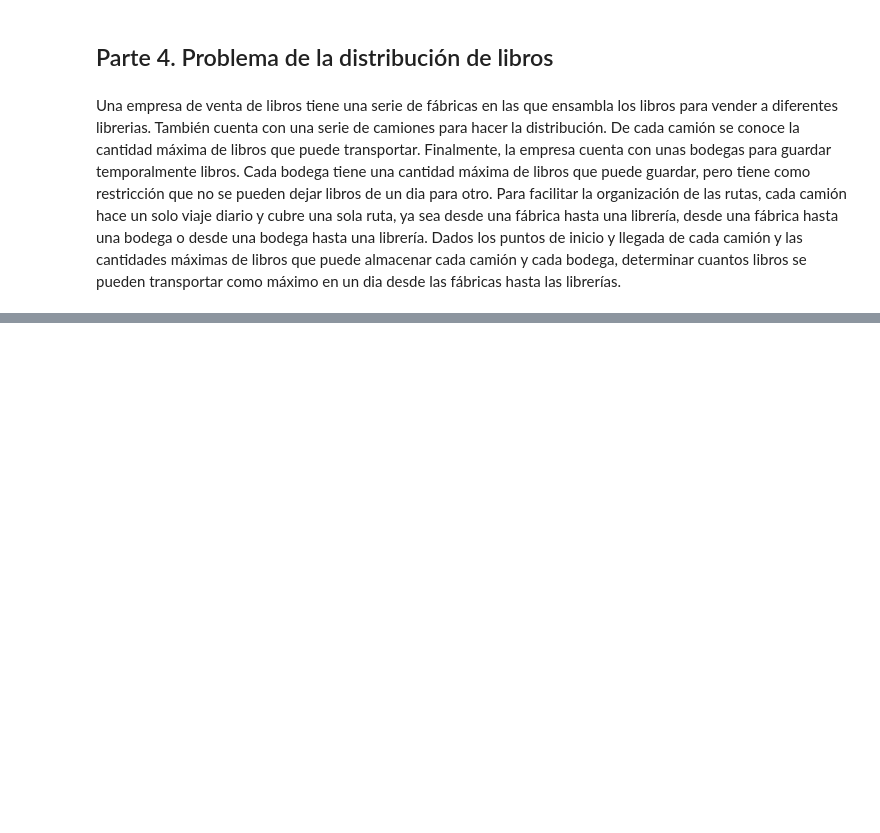
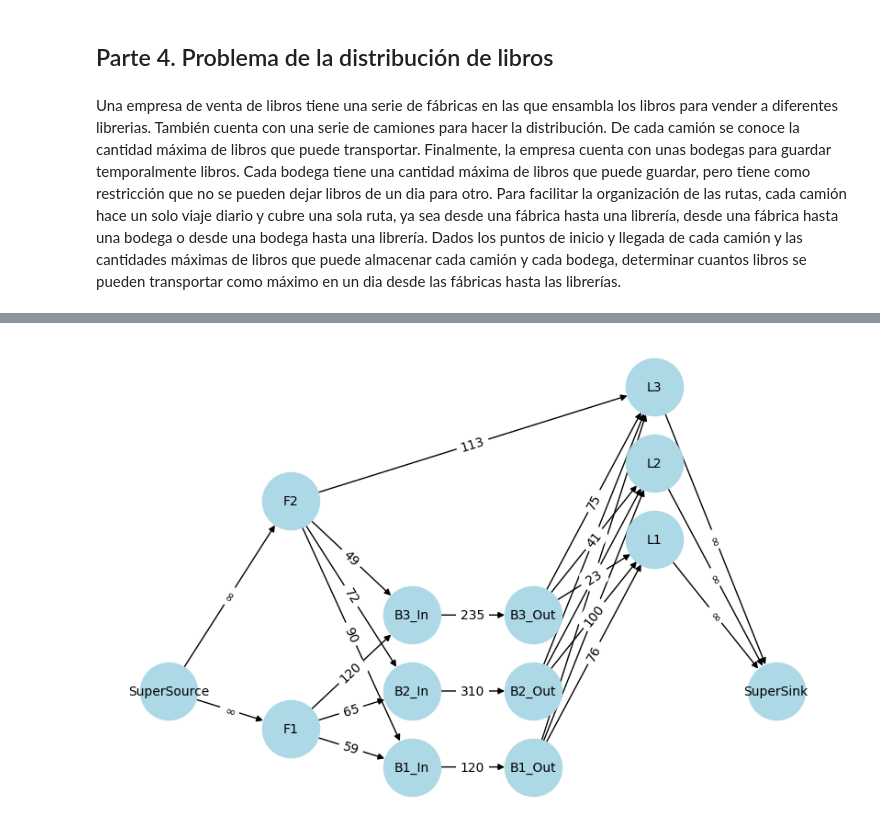
Before and after one commit to omardtl24/DALGO_ISIS1105, a Jupyter notebook: Tareas/Tarea04_Grafos.ipynb, the cells around one changed output, grey strips where cells are left out. Saved outputs shown, nothing was run; the diff lists cells and outputs as text; code cells hidden in the pictures; blank space fills up the shorter version.

```diff
--- a/Tareas/Tarea04_Grafos.ipynb
+++ b/Tareas/Tarea04_Grafos.ipynb
@@ -578,0 +735,7 @@ plt.show()
+# %%
+fileCapacities = 'Java Projects\GraphsImplementations\data\Inputs\P4\Example2_VaultCapacities.txt'
+fileBuses = 'Java Projects\GraphsImplementations\data\Inputs\P4\Example2_BusesInformation.txt'
+_ , edges, sets = getInputProblem(fileCapacities, fileBuses, inf = '$\infty$')
+drawBooksProblem(sets, edges,figsize=(8,5))
+# %% [output]
+[figure, added]
```
Also changed, not shown: parts of 17 cells of this notebook, 13 other files.
